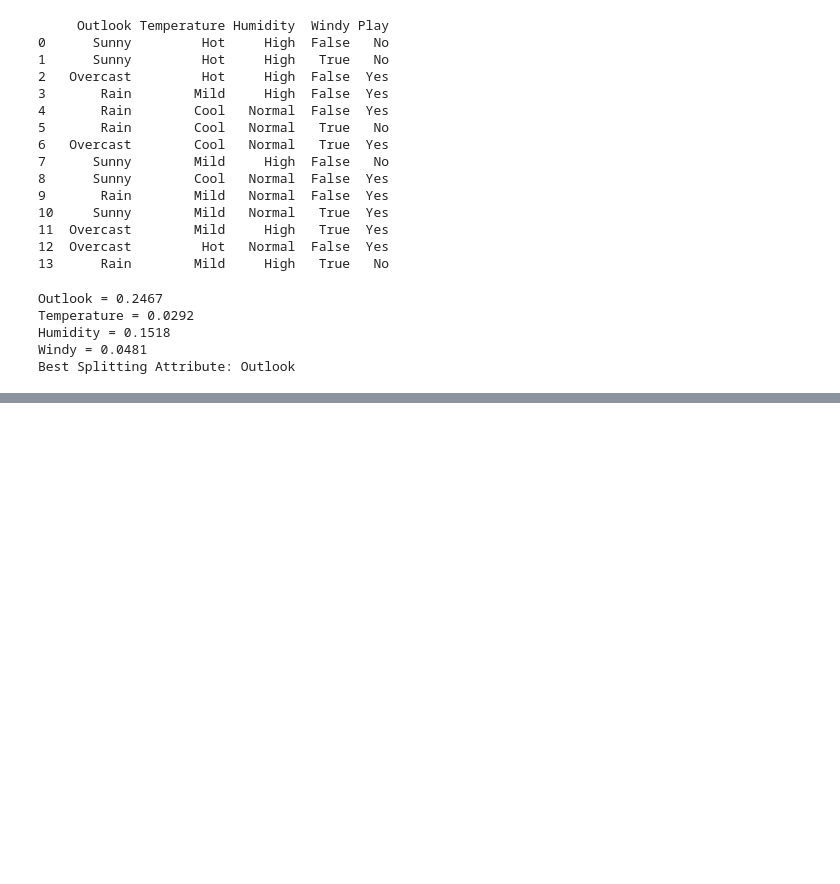
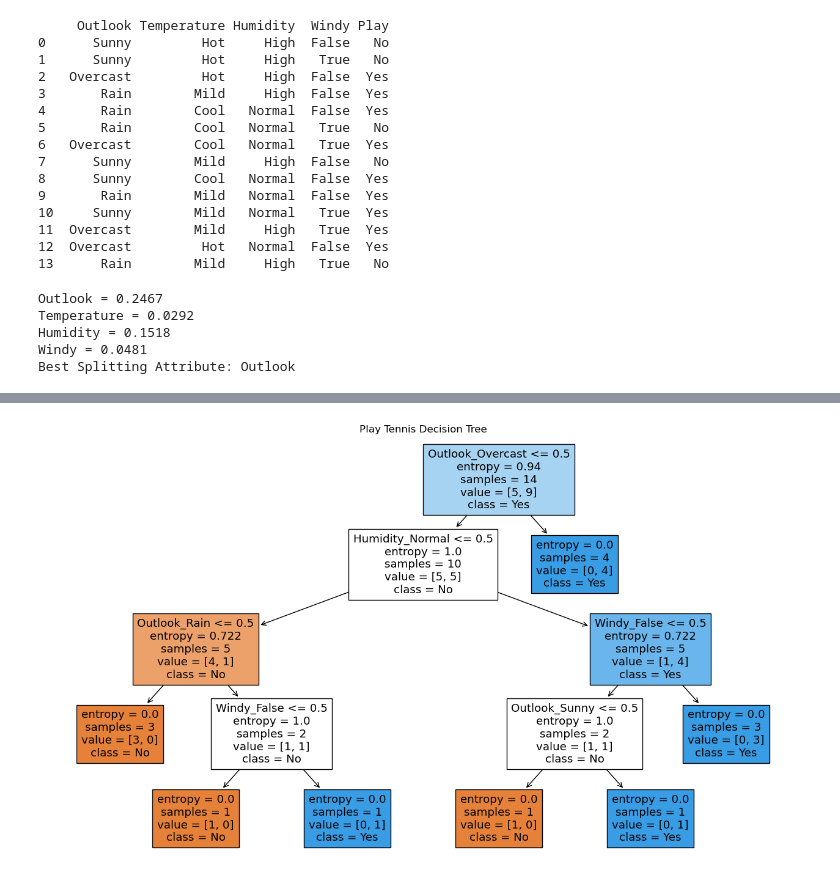
Before and after one commit to koustav-B/MACHINE-LEARNING-LAB-CS-AI26509, a Jupyter notebook: day6.ipynb, the cells around one changed output, grey strips where cells are left out. Drawn from its saved outputs; the diff is of its cells as text; code cells hidden in the pictures; blank space fills up the shorter version.

```diff
--- a/day6.ipynb
+++ b/day6.ipynb
@@ -79,0 +159,31 @@ ConnectTimeout: HTTPSConnectionPool(host='api.kaggle.com', port=443): Max retrie
+# %%
+from sklearn.tree import DecisionTreeClassifier, plot_tree
+import matplotlib.pyplot as plt
+import pandas as pd
+
+# Convert categorical values to numbers
+X = pd.get_dummies(data[["Outlook", "Temperature", "Humidity", "Windy"]])
+y = data["Play"].map({"No": 0, "Yes": 1})
+
+# Create Decision Tree
+model = DecisionTreeClassifier(
+    criterion="entropy",
+    random_state=42
+)
+
+model.fit(X, y)
+
+# Plot
+plt.figure(figsize=(16, 9))
+
+plot_tree(
+    model,
+    feature_names=X.columns,
+    class_names=["No", "Yes"],
+    filled=True
+)
+
+plt.title("Play Tennis Decision Tree")
+plt.show()
+# %% [output]
+[figure, added]
```
Also changed, not shown: parts of 3 cells of this notebook, 2 other files.
